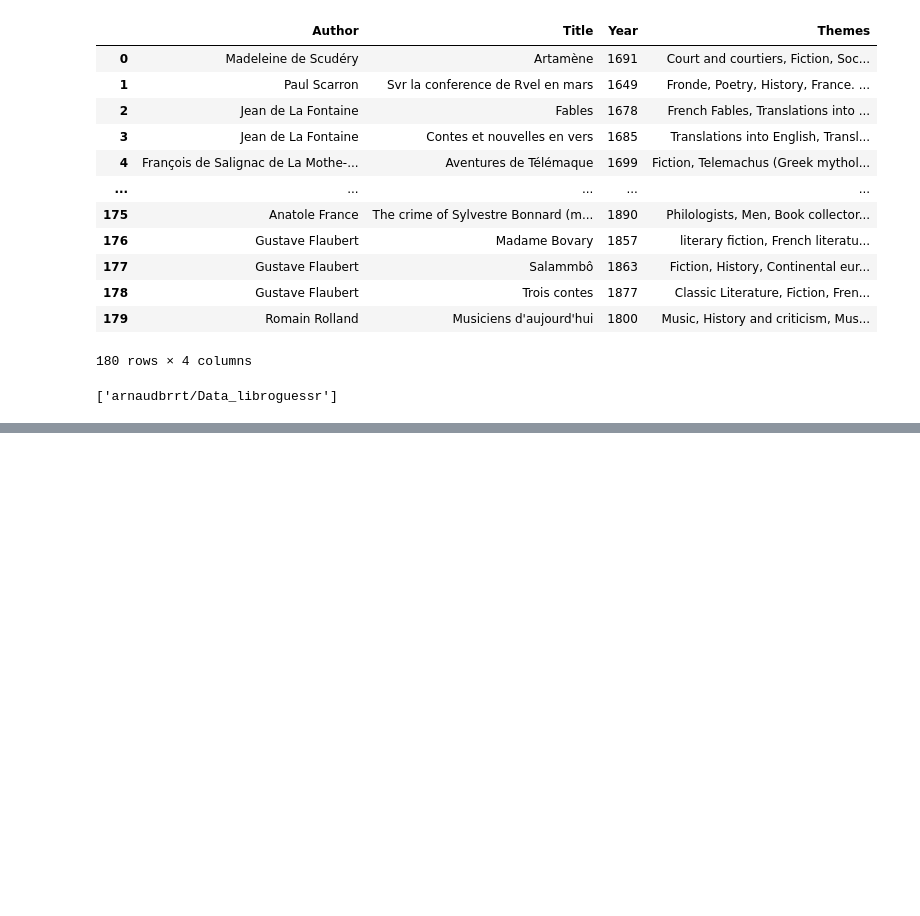
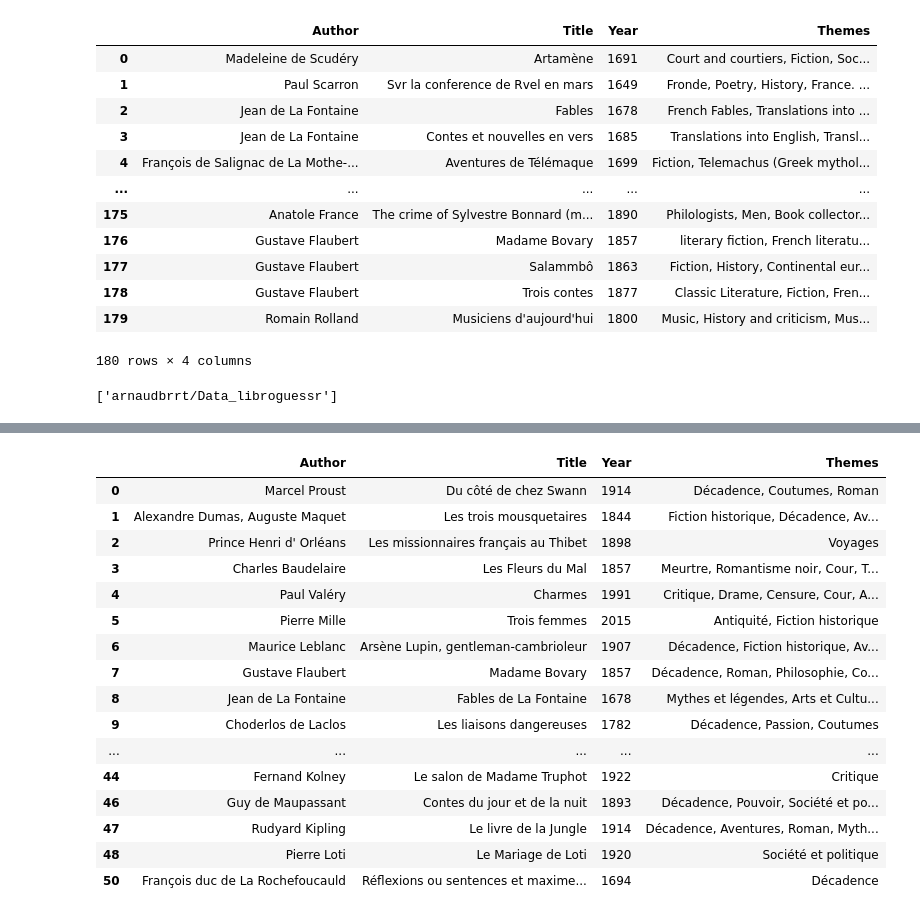
Before and after one commit to lucas-cumunel/libroguessr, a Jupyter notebook: API_Df.ipynb, the cells around one changed output, grey strips where cells are left out. Cells and saved outputs as stored; diff of their text form; code cells hidden in the pictures; blank space fills up the shorter version.

```diff
--- a/API_Df.ipynb
+++ b/API_Df.ipynb
@@ -369,0 +884,21 @@ with fs.open(FILE_PATH_IN_S3, "r") as file_in:
+# %%
+df_books = df_books[df_books['Author'].notna()]
+df_books
+# %% [output]
+|  | Author | Title | Year | Themes |
+| 0 | Marcel Proust | Du côté de chez Swann | 1914 | Décadence, Coutumes, Roman |
+| 1 | Alexandre Dumas, Auguste Maquet | Les trois mousquetaires | 1844 | Fiction historique, Décadence, Av... |
+| 2 | Prince Henri d' Orléans | Les missionnaires français au Thibet | 1898 | Voyages |
+| 3 | Charles Baudelaire | Les Fleurs du Mal | 1857 | Meurtre, Romantisme noir, Cour, T... |
+| 4 | Paul Valéry | Charmes | 1991 | Critique, Drame, Censure, Cour, A... |
+| 5 | Pierre Mille | Trois femmes | 2015 | Antiquité, Fiction historique |
+| 6 | Maurice Leblanc | Arsène Lupin, gentleman-cambrioleur | 1907 | Décadence, Fiction historique, Av... |
+| 7 | Gustave Flaubert | Madame Bovary | 1857 | Décadence, Roman, Philosophie, Co... |
+| 8 | Jean de La Fontaine | Fables de La Fontaine | 1678 | Mythes et légendes, Arts et Cultu... |
+| 9 | Choderlos de Laclos | Les liaisons dangereuses | 1782 | Décadence, Passion, Coutumes |
+| ... | ... | ... | ... | ... |
+| 44 | Fernand Kolney | Le salon de Madame Truphot | 1922 | Critique |
+| 46 | Guy de Maupassant | Contes du jour et de la nuit | 1893 | Décadence, Pouvoir, Société et po... |
+| 47 | Rudyard Kipling | Le livre de la Jungle | 1914 | Décadence, Aventures, Roman, Myth... |
+| 48 | Pierre Loti | Le Mariage de Loti | 1920 | Société et politique |
+| 50 | François duc de La Rochefoucauld | Réflexions ou sentences et maxime... | 1694 | Décadence |
```
Also changed, not shown: parts of 30 cells of this notebook.
